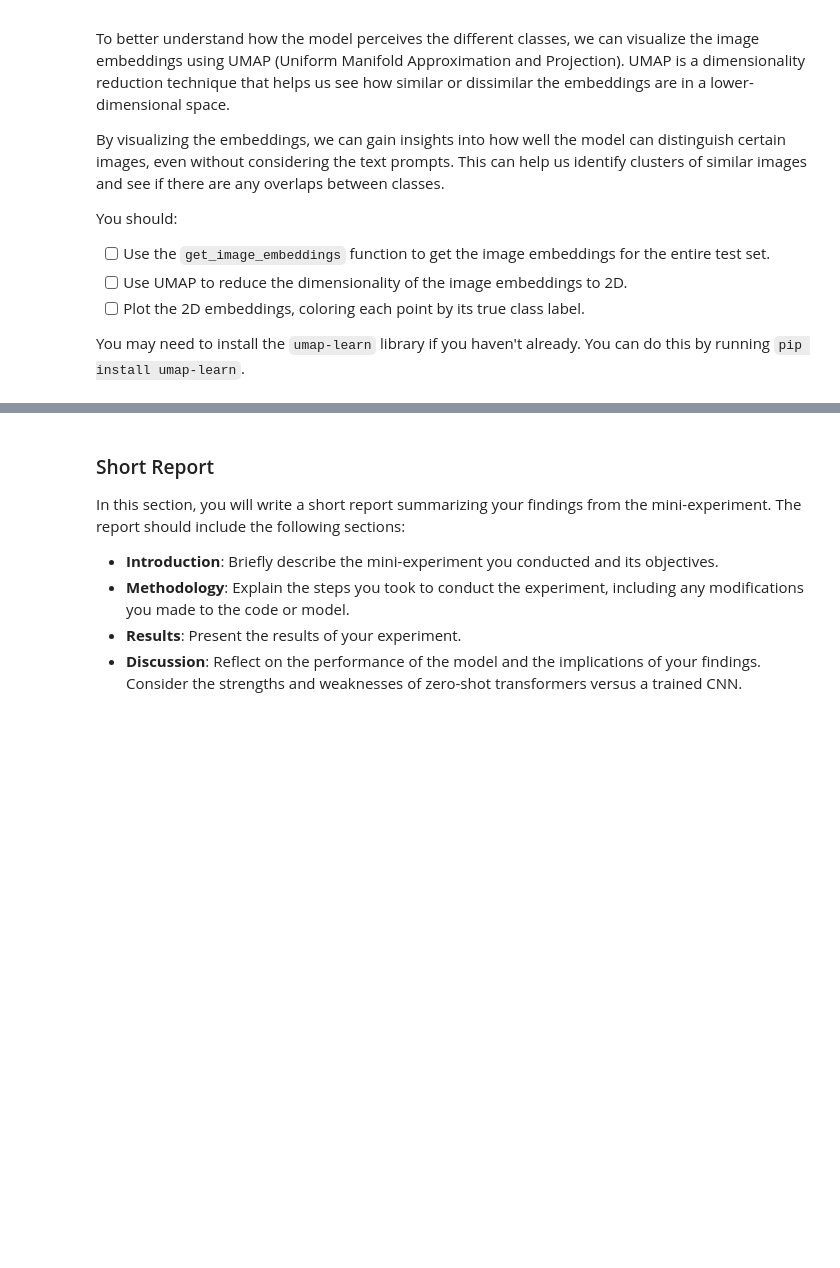
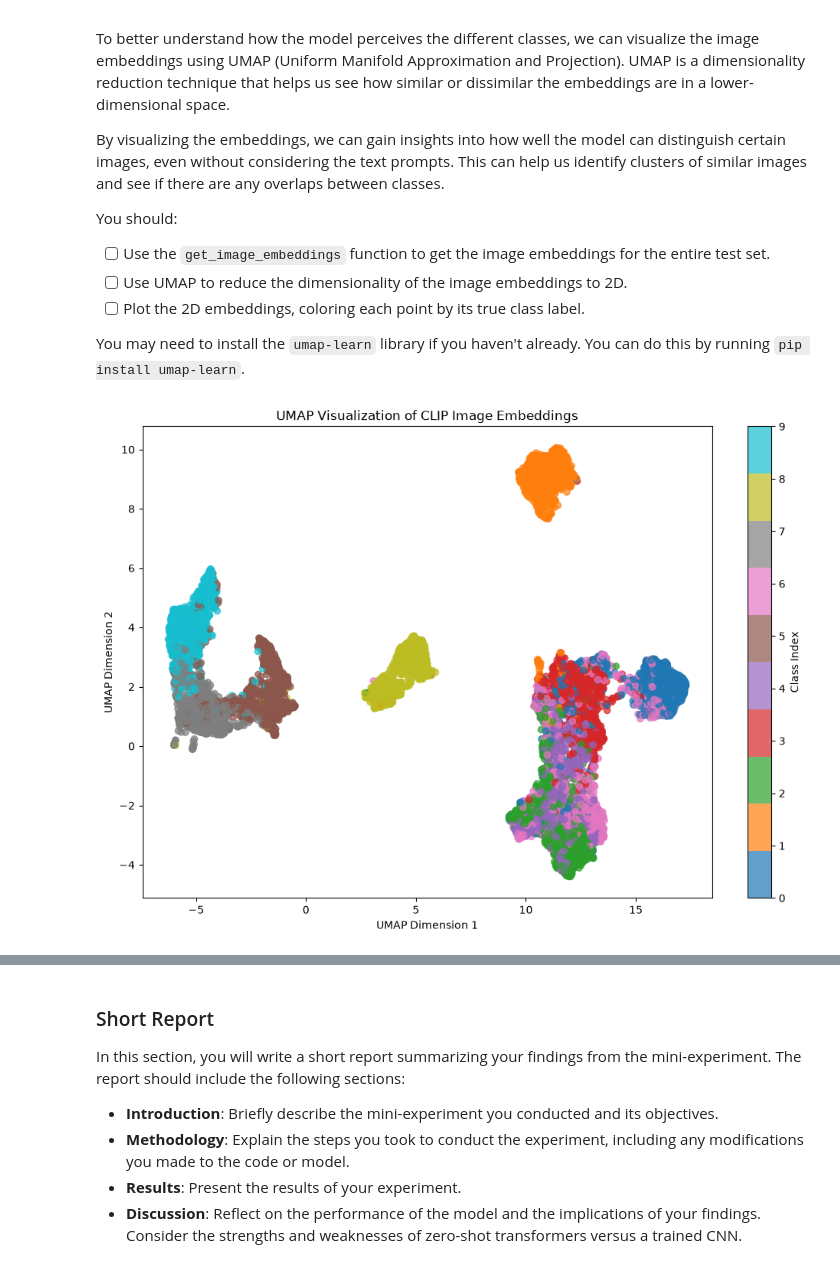
Before and after one commit to YipingMa9377/deep_learning, a Jupyter notebook: 02_activities/assignments/assignment_2.ipynb, the cells around one changed output, grey strips where cells are left out. Cells and saved outputs as stored; diff of their text form; code cells hidden in the pictures; blank space fills up the shorter version.

```diff
--- a/02_activities/assignments/assignment_2.ipynb
+++ b/02_activities/assignments/assignment_2.ipynb
@@ -344,23 +344,49 @@ You may need to install the `umap-learn` library if you haven't already. You can
 # %%
 from umap import UMAP
 
 # ------------------------------------------------------------
 # 1. Collect image embeddings
 # ------------------------------------------------------------
 all_img_emb = []
 all_labels  = []
 
-for pixel_values, labels in test_loader:
+for pixel_values, labels in tqdm(test_loader):
+
+    # Get CLIP image embeddings
+    image_feats = get_image_embeddings(pixel_values)
+
+    # Store embeddings and labels
+    all_img_emb.append(image_feats.cpu().numpy())
+    all_labels.extend(labels.numpy())
+
+# Combine batches into one array
+all_img_emb = np.vstack(all_img_emb)
+all_labels = np.array(all_labels)
 
 
 # ------------------------------------------------------------
 # 2. Fit UMAP
 # ------------------------------------------------------------
-
+umap_model = UMAP(n_components=2, min_dist=0.1, metric='cosine', random_state=42)
+umap_embeddings = umap_model.fit_transform(all_img_emb)
 
 # ------------------------------------------------------------
 # 3. Plot coloured by ground-truth label
 # ------------------------------------------------------------
+plt.figure(figsize=(12, 8))
+scatter = plt.scatter(umap_embeddings[:, 0],
+                      umap_embeddings[:, 1],
+                      c=all_labels,
+                      cmap='tab10',
+                      alpha=0.7)
+
+plt.colorbar(scatter, ticks=np.arange(len(CLASS_NAMES)), label='Class Index')
+plt.title("UMAP Visualization of CLIP Image Embeddings")
+plt.xlabel("UMAP Dimension 1")
+plt.ylabel("UMAP Dimension 2")
+plt.show()
+# %% [output]
+[figure, added]
 # %% [markdown]
 The UMAP embeddings allow us to see how separable or non-separable different classes are with our specific model. If two specific images are very similar, then they will be placed near each other on this graph.
 
```
Also changed, not shown: parts of 4 cells of this notebook.
